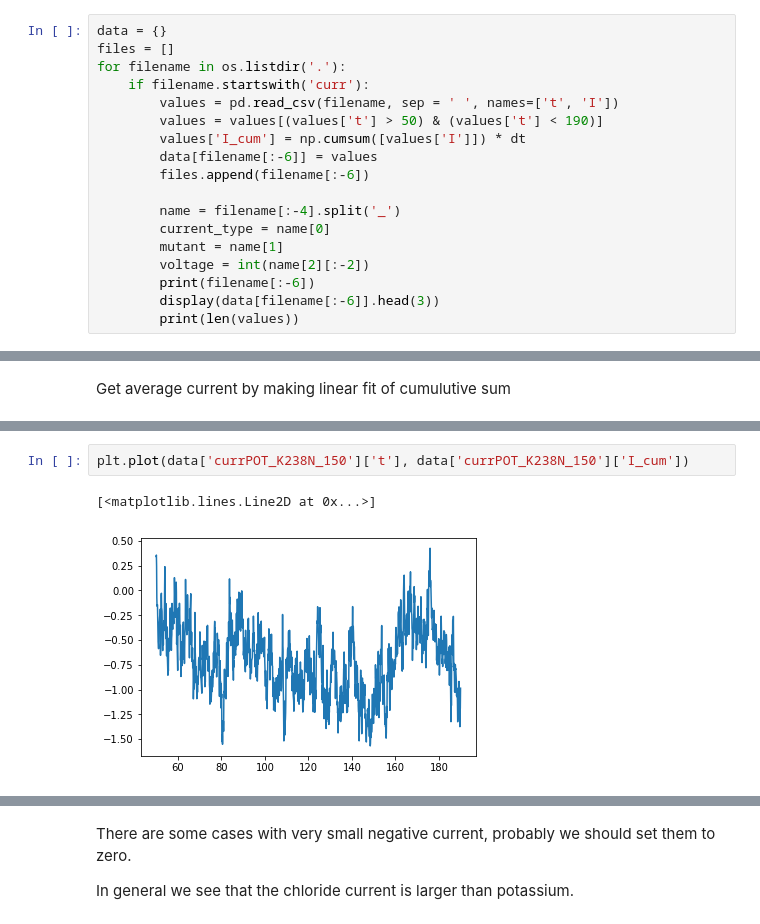
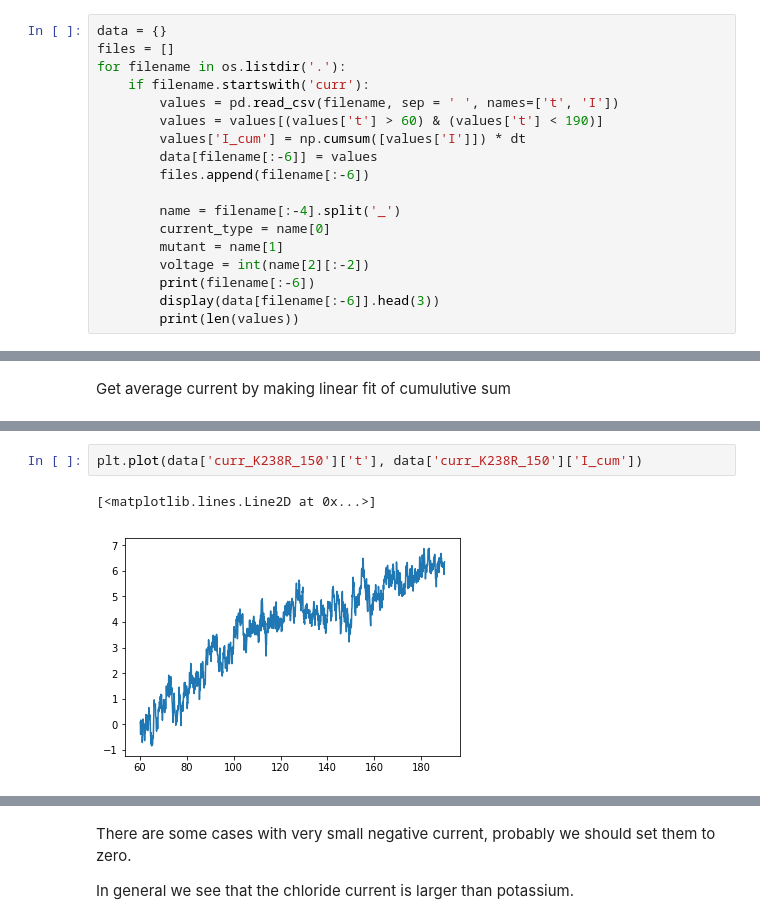
Before and after one commit to Aleva14/aerolysin, a Jupyter notebook: Currents.ipynb, the cells around one changed output, grey strips where cells are left out. Saved outputs shown, nothing was run; the diff lists cells and outputs as text.

```diff
--- a/Currents.ipynb
+++ b/Currents.ipynb
@@ -15,7 +16,7 @@ files = []
 for filename in os.listdir('.'):
     if filename.startswith('curr'):
         values = pd.read_csv(filename, sep = ' ', names=['t', 'I'])
-        values = values[(values['t'] > 50) & (values['t'] < 190)]
+        values = values[(values['t'] > 60) & (values['t'] < 190)]
         values['I_cum'] = np.cumsum([values['I']]) * dt
         data[filename[:-6]] = values
         files.append(filename[:-6])
@@ -100,5 +101,5 @@ for f in files:
 # %%
-plt.plot(data['currPOT_K238N_150']['t'], data['currPOT_K238N_150']['I_cum'])
+plt.plot(data['curr_K238R_150']['t'], data['curr_K238R_150']['I_cum'])
 # %% [output]
 [<matplotlib.lines.Line2D at 0x...>]
-[figure, old version]
+[figure, new version]
```
Also changed, not shown: parts of 9 cells of this notebook.
